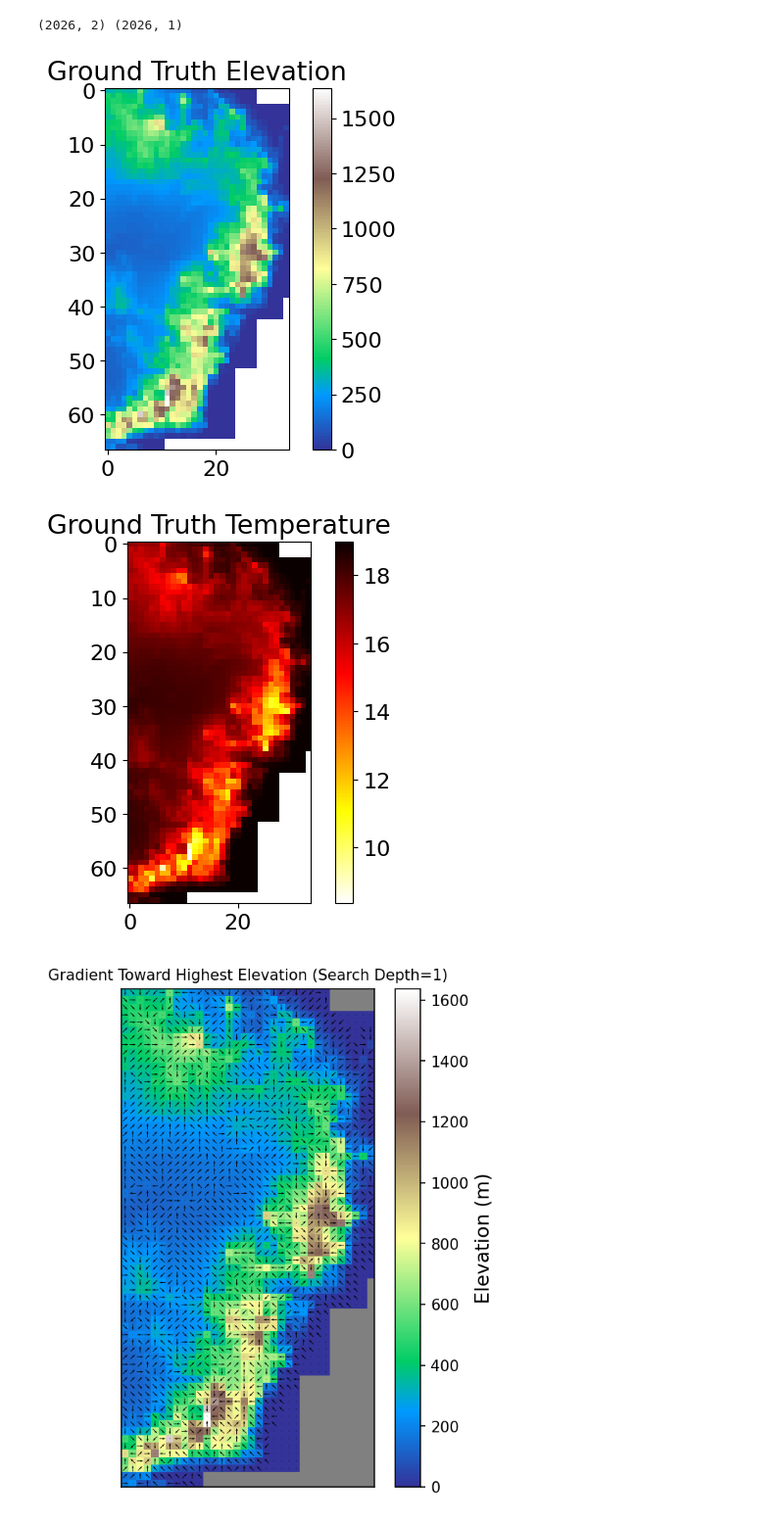
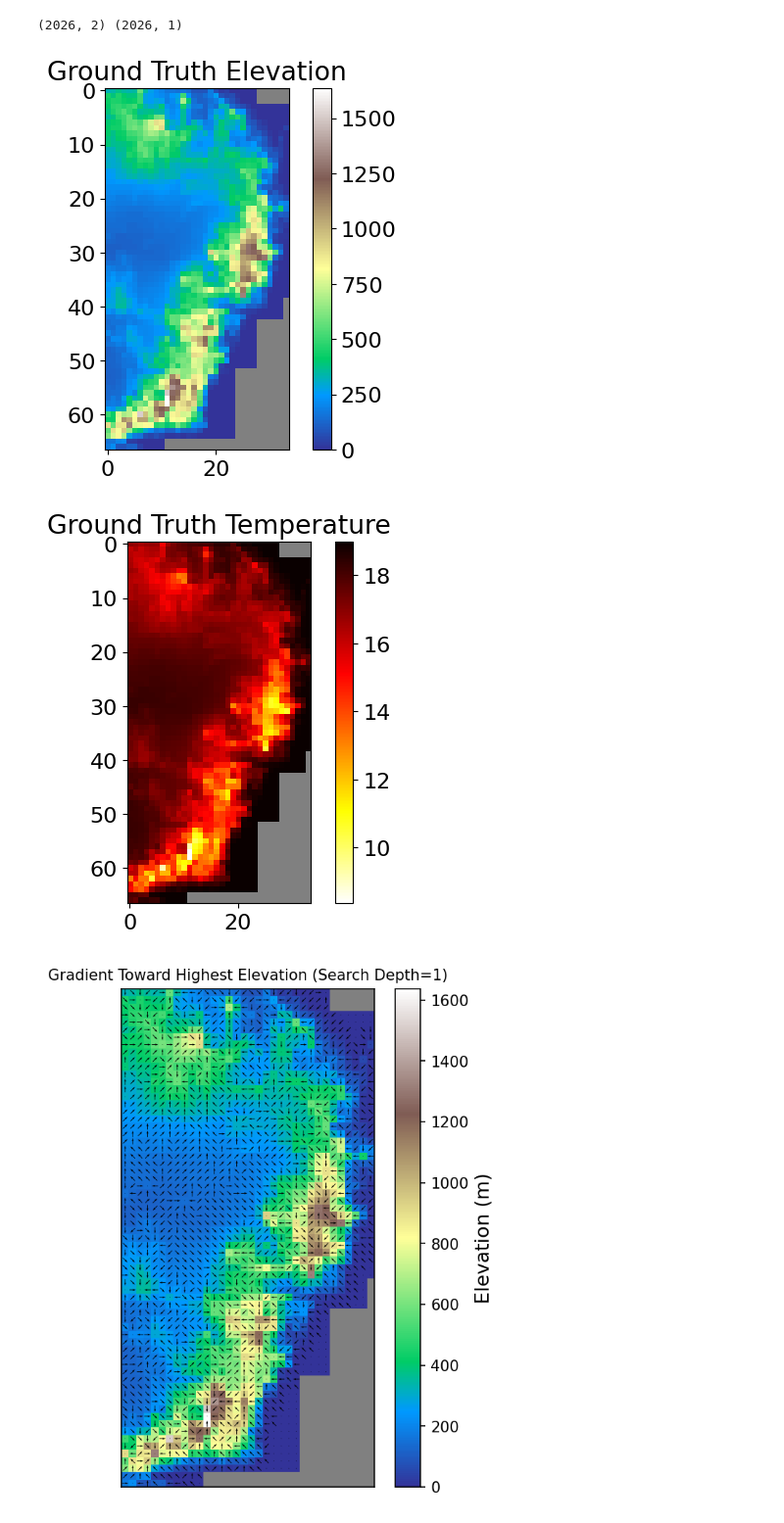
Before and after one commit to jyhong05/CFL_Research, a Jupyter notebook: altitude_extraction/get_elev_gradients.ipynb, the cells around one changed output. Shown at 98% size. Cells and saved outputs as stored; diff of their text form; code cells hidden in the pictures.

Commit message:
graph generating checkpoint

```diff
--- a/altitude_extraction/get_elev_gradients.ipynb
+++ b/altitude_extraction/get_elev_gradients.ipynb
@@ -23,19 +26,23 @@ true_alt, true_temp = get_alt_temp_grids(truth)
 # %%
 # PLOT TEMP AND ELEVATION FOR RAW DATAFRAME
 plt.figure(1)
-plt.imshow(true_alt, cmap='terrain', interpolation='nearest')
+terr_cmap = plt.get_cmap('terrain')
+terr_cmap.set_bad(color='grey')
+plt.imshow(true_alt, cmap=terr_cmap, interpolation='nearest')
 plt.colorbar()
 plt.title('Ground Truth Elevation')
 plt.show()
 
 plt.figure(2)
-plt.imshow(true_temp, cmap='hot_r', interpolation='nearest')
+temp_cmap = plt.get_cmap('hot_r')
+temp_cmap.set_bad(color='grey')
+plt.imshow(true_temp, cmap=temp_cmap, interpolation='nearest')
 plt.colorbar()
 plt.title('Ground Truth Temperature')
 plt.show()
 # %% [output]
-[figure, old version]
+[figure, new version]
-[figure, old version]
+[figure, new version]
 # %%
 data = true_alt
 d = 1
```
Also changed, not shown: parts of 1 cell of this notebook, 34 other files.
